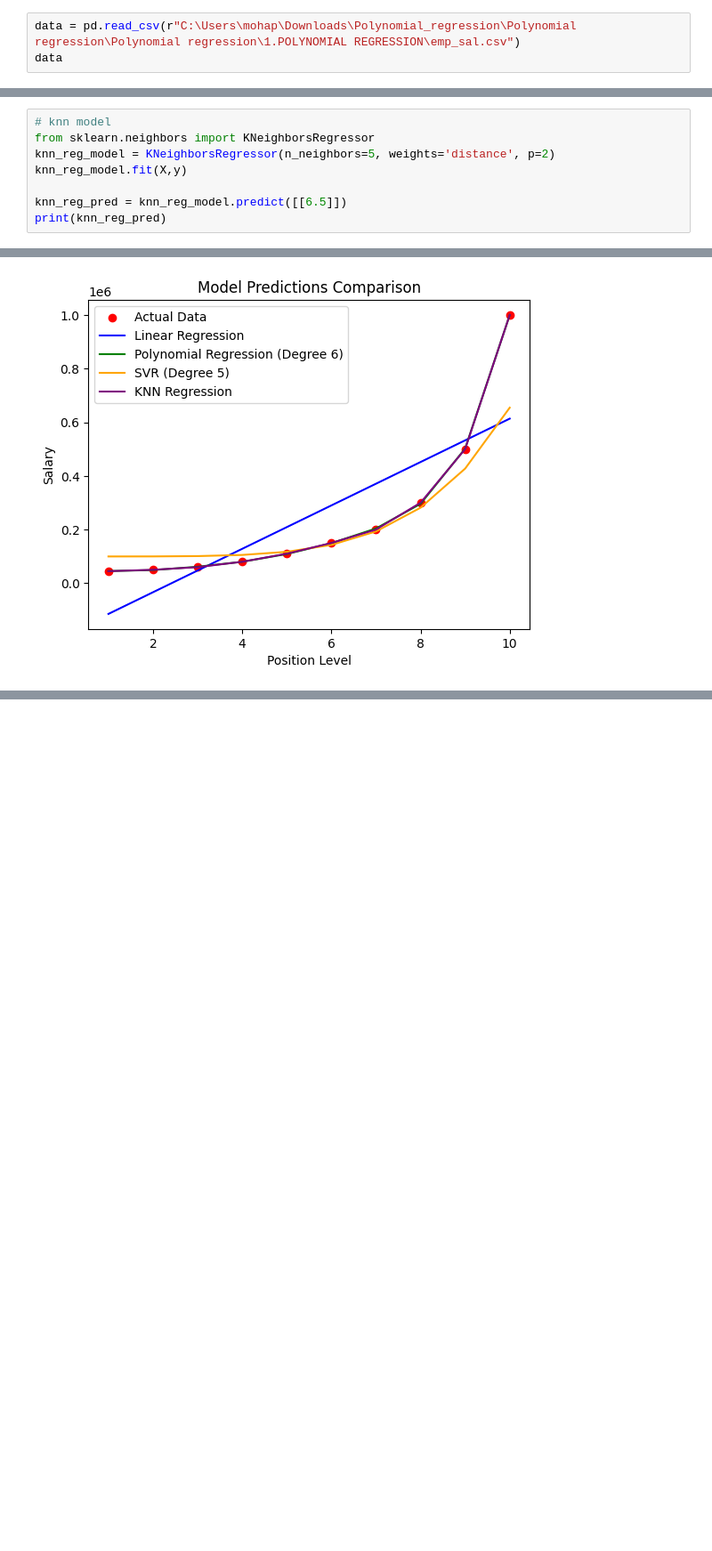
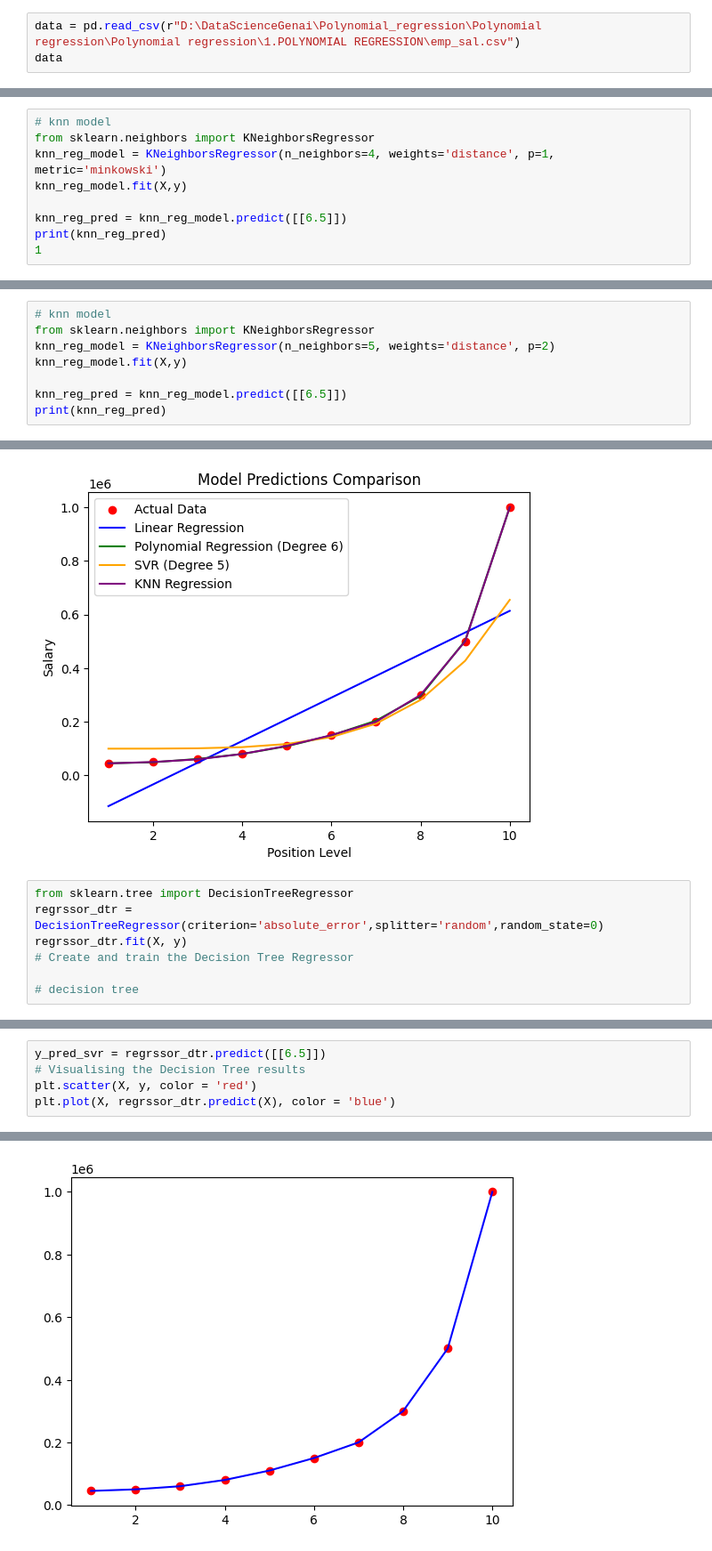
Before and after one commit to RatnapravaMohapatra/Machine_Learning, a Jupyter notebook: Polynomial/polynomial.ipynb, the cells around one changed output, grey strips where cells are left out. Shown: that part at 89% size. Saved outputs shown, nothing was run; the diff lists cells and outputs as text; blank space fills up the shorter version.

```diff
--- a/Polynomial/polynomial.ipynb
+++ b/Polynomial/polynomial.ipynb
@@ -5,7 +5,7 @@ import numpy as np
 import pandas as pd
 import matplotlib.pyplot as plt
 # %%
-data = pd.read_csv(r"C:\Users\mohap\Downloads\Polynomial_regression\Polynomial regression\Polynomial regression\1.POLYNOMIAL REGRESSION\emp_sal.csv")
+data = pd.read_csv(r"D:\DataScienceGenai\Polynomial_regression\Polynomial regression\Polynomial regression\1.POLYNOMIAL REGRESSION\emp_sal.csv")
 data
 # %% [output]
 |  | Position | Level | Salary |
@@ -200,9 +200,10 @@ plt.show()
 # %%
 # knn model
 from sklearn.neighbors import KNeighborsRegressor
-knn_reg_model = KNeighborsRegressor(n_neighbors=5, weights='distance', p=2)
+knn_reg_model = KNeighborsRegressor(n_neighbors=4, weights='distance', p=1, metric='minkowski')
 knn_reg_model.fit(X,y)
 
 knn_reg_pred = knn_reg_model.predict([[6.5]])
 print(knn_reg_pred)
+1
 # %% [output]
@@ -209,0 +212,8 @@ print(knn_reg_pred)
+# %%
+# knn model
+from sklearn.neighbors import KNeighborsRegressor
+knn_reg_model = KNeighborsRegressor(n_neighbors=5, weights='distance', p=2)
+knn_reg_model.fit(X,y)
+
+knn_reg_pred = knn_reg_model.predict([[6.5]])
+print(knn_reg_pred)
@@ -231,3 +243,10 @@ plt.legend()
 plt.show()
 # %% [output]
 [figure]
+# %%
+from sklearn.tree import DecisionTreeRegressor
+regrssor_dtr = DecisionTreeRegressor(criterion='absolute_error',splitter='random',random_state=0)
+regrssor_dtr.fit(X, y)
+# Create and train the Decision Tree Regressor
+
+# decision tree
@@ -233,0 +261,6 @@ plt.show()
+# %%
+y_pred_svr = regrssor_dtr.predict([[6.5]])
+# Visualising the Decision Tree results
+plt.scatter(X, y, color = 'red')
+plt.plot(X, regrssor_dtr.predict(X), color = 'blue')
+# %% [output]
@@ -233,0 +268 @@ plt.show()
+[figure, added]
```
Also changed, not shown: parts of 12 cells of this notebook, 1 other file.
